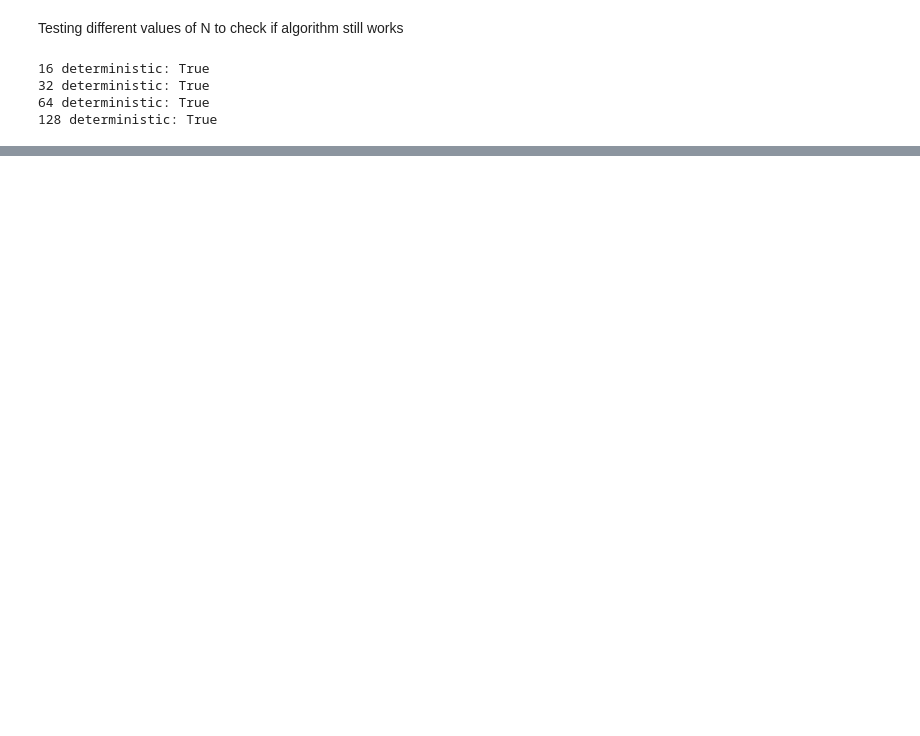
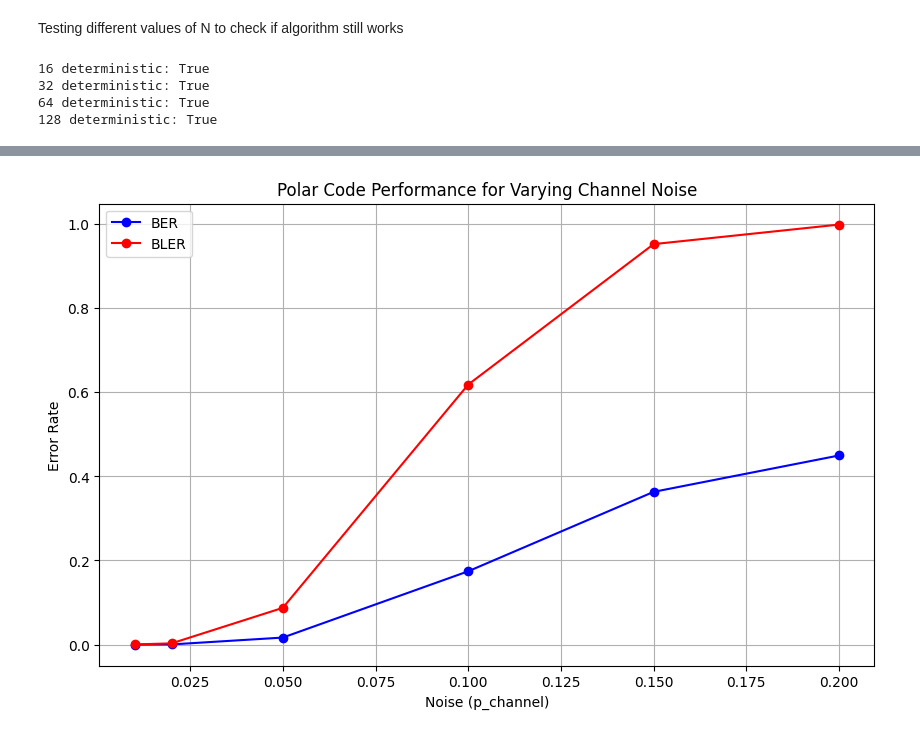
Before and after one commit to goIsaiah/PolarCoding, a Jupyter notebook: PolarCoding.ipynb, the cells around one changed output, grey strips where cells are left out. Cells and saved outputs as stored; diff of their text form; code cells hidden in the pictures; blank space fills up the shorter version.

```diff
--- a/PolarCoding.ipynb
+++ b/PolarCoding.ipynb
@@ -243,0 +326,18 @@ for N in (16, 32, 64, 128):
+# %%
+noise_test_results = []
+ps = [0.01, 0.02, 0.05, 0.1, 0.15, 0.2]
+for p in ps:
+    ber, bler = monte_carlo(
+        N=128,
+        K=64,
+        p_channel = p,
+        trials=10000,
+        use_exact_f=True
+    )
+    noise_test_results.append({
+        'p_channel': p,
+        'BER': ber,
+        'BLER': bler
+    })
+noise_test_df = pd.DataFrame(noise_test_results)
+display(noise_test_df)
@@ -243,0 +352,12 @@ for N in (16, 32, 64, 128):
+# %%
+plt.figure(figsize=(10, 6))
+plt.plot(noise_test_df['p_channel'], noise_test_df['BER'], marker='o', color='blue', label='BER')
+plt.plot(noise_test_df['p_channel'], noise_test_df['BLER'], marker='o', color='red', label='BLER')
+plt.xlabel('Noise (p_channel)')
+plt.ylabel('Error Rate')
+plt.title('Polar Code Performance for Varying Channel Noise')
+plt.grid(True)
+plt.legend()
+plt.show()
+# %% [output]
+[figure, added]
```
Also changed, not shown: parts of 12 cells of this notebook, 1 other file.
